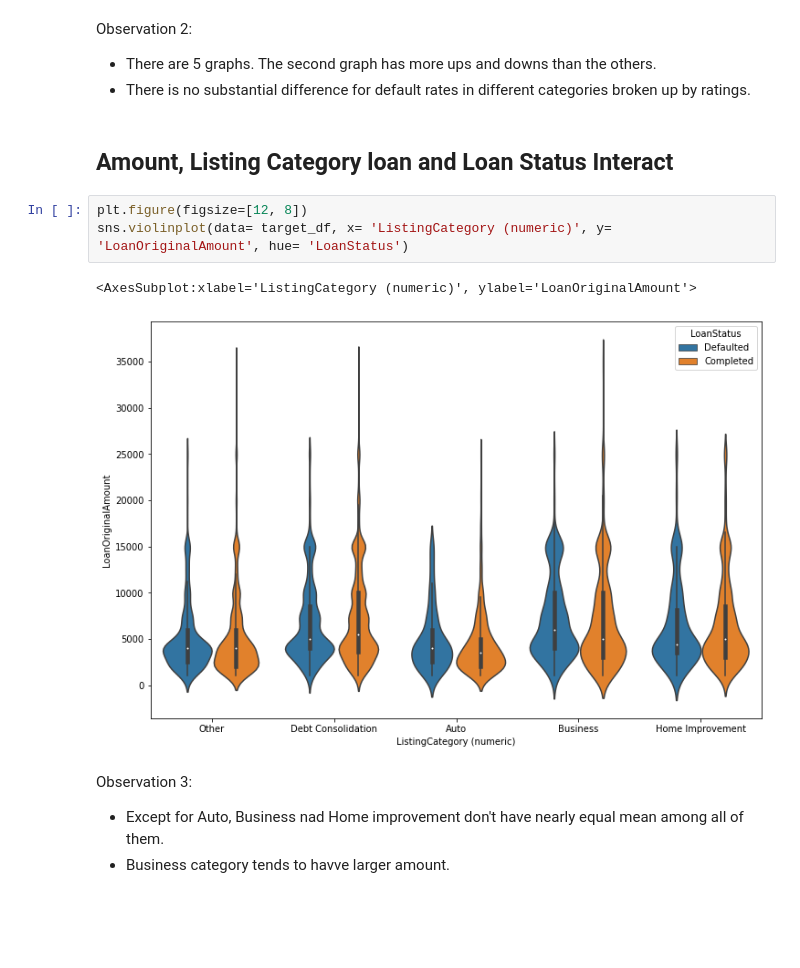
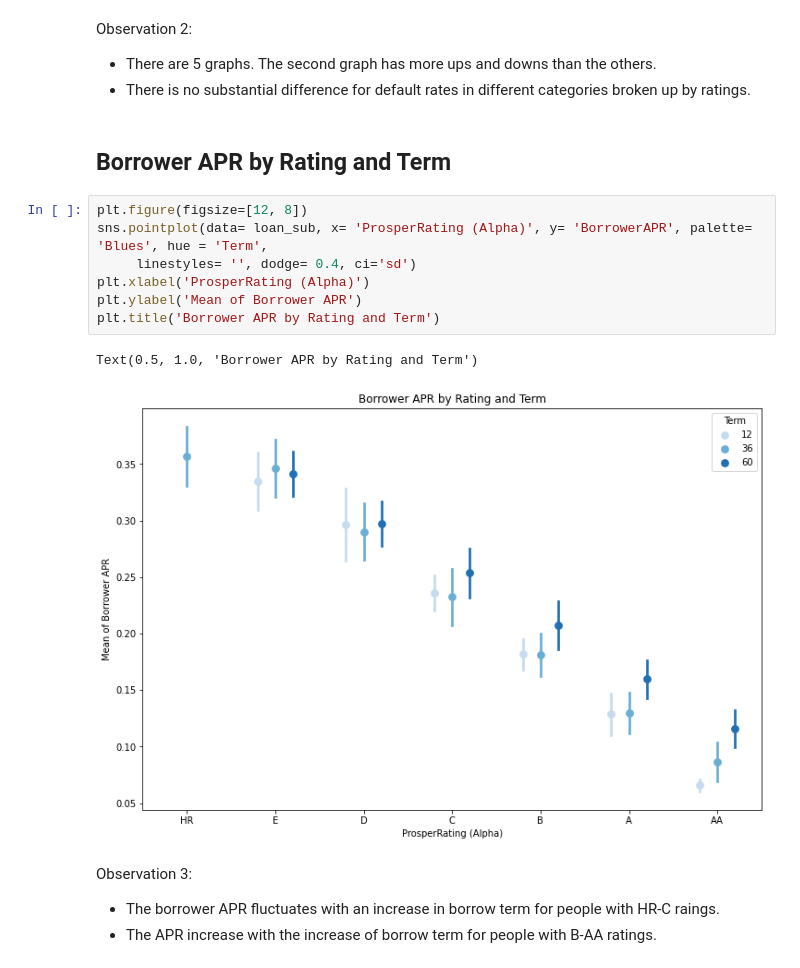
Before and after one commit to NgweBecky/Communicate-data-findings, a Jupyter notebook: Part_I_exploration.ipynb, the cells around one changed output. Cells and saved outputs as stored; diff of their text form; blank space fills up the shorter version.

```diff
--- a/Part_I_exploration.ipynb
+++ b/Part_I_exploration.ipynb
@@ -384,18 +405,22 @@ sns.catplot(x = 'ProsperRating (Alpha)', hue = 'LoanStatus', col = 'ListingCateg
 Observation 2:
 * There are 5 graphs. The second graph has more ups and downs than the others.
 * There is no substantial difference for default rates in different categories broken up by ratings.
-# %% [markdown]
-## Amount, Listing Category loan and Loan Status Interact
-# %%
-plt.figure(figsize=[12, 8])
-sns.violinplot(data= target_df, x= 'ListingCategory (numeric)', y= 'LoanOriginalAmount', hue= 'LoanStatus')
-# %% [output]
-<AxesSubplot:xlabel='ListingCategory (numeric)', ylabel='LoanOriginalAmount'>
-[figure, removed]
-# %% [markdown]
-Observation 3:
-* Except for Auto, Business nad Home improvement don't have nearly equal mean among all of them.
-* Business category tends to havve larger amount.
+# %% [markdown]
+## Borrower APR by Rating and Term
+# %%
+plt.figure(figsize=[12, 8])
+sns.pointplot(data= loan_sub, x= 'ProsperRating (Alpha)', y= 'BorrowerAPR', palette= 'Blues', hue = 'Term',
+     linestyles= '', dodge= 0.4, ci='sd')
+plt.xlabel('ProsperRating (Alpha)')
+plt.ylabel('Mean of Borrower APR')
+plt.title('Borrower APR by Rating and Term')
+# %% [output]
+Text(0.5, 1.0, 'Borrower APR by Rating and Term')
+[figure, added]
+# %% [markdown]
+Observation 3:
+*  The borrower APR fluctuates with an increase in borrow term for people with HR-C raings.
+* The APR increase with the increase of borrow term for people with B-AA ratings.
 # %% [markdown]
 ### Talk about some of the relationships you observed in this part of the investigation. Were there features that strengthened each other in terms of looking at your feature(s) of interest?
 
```
Also changed, not shown: parts of 12 cells of this notebook.
